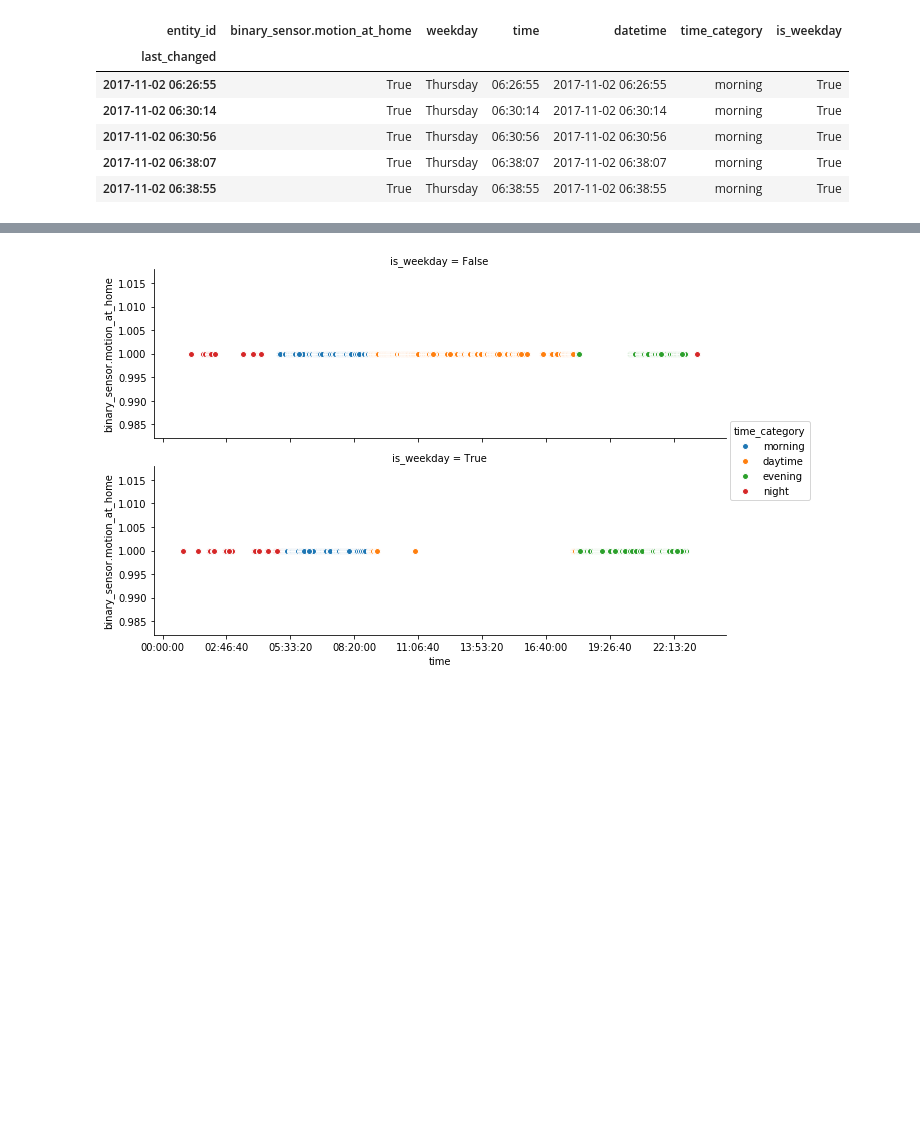
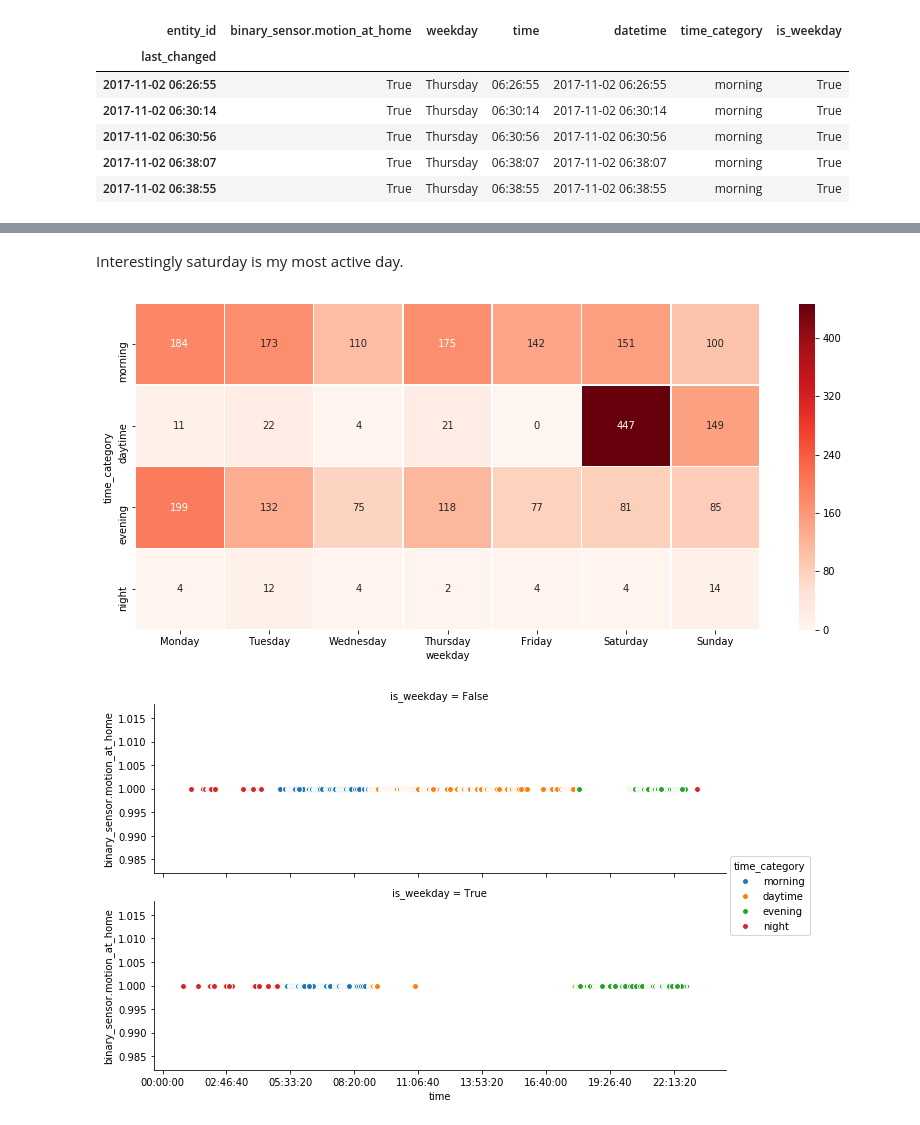
Before and after one commit to robmarkcole/HASS-data-science, a Jupyter notebook: HASS data science 22-11-2017.ipynb, the cells around one changed output, grey strips where cells are left out. Drawn from its saved outputs; the diff is of its cells as text; code cells hidden in the pictures; blank space fills up the shorter version.

```diff
--- a/HASS data science 22-11-2017.ipynb
+++ b/HASS data science 22-11-2017.ipynb
@@ -425,0 +453,8 @@ Lets see if there is more motion at home during the day on weekends.
+# %%
+df = motion_df['binary_sensor.motion_at_home'].groupby([motion_df['weekday'], motion_df['time_category']]).sum().unstack()
+df.fillna(value=0, inplace=True)   # Replace NaN with 0
+df = df.astype('int')              # Ints rather than floats
+df = df.T
+df = df[['Monday', 'Tuesday', 'Wednesday', 'Thursday', 'Friday', 'Saturday', 'Sunday']]
+df = df.reindex(["morning", "daytime", "evening", "night"])
+df
@@ -426,3 +468,10 @@ Lets see if there is more motion at home during the day on weekends.
+# %% [markdown]
+Interestingly saturday is my most active day.
+# %%
+f, ax = plt.subplots(figsize=(14, 6))
+sns.heatmap(df, annot=True, linewidths=.5, fmt="d", ax=ax, cmap='Reds');
+# %% [output]
+[figure, added]
 # %%
 g = sns.FacetGrid(data=motion_df, row="is_weekday",  hue="time_category", aspect=3, size=3)
 g = (g.map(plt.scatter, "time", "binary_sensor.motion_at_home", edgecolor="w").add_legend())
```
Also changed, not shown: parts of 7 cells of this notebook.
